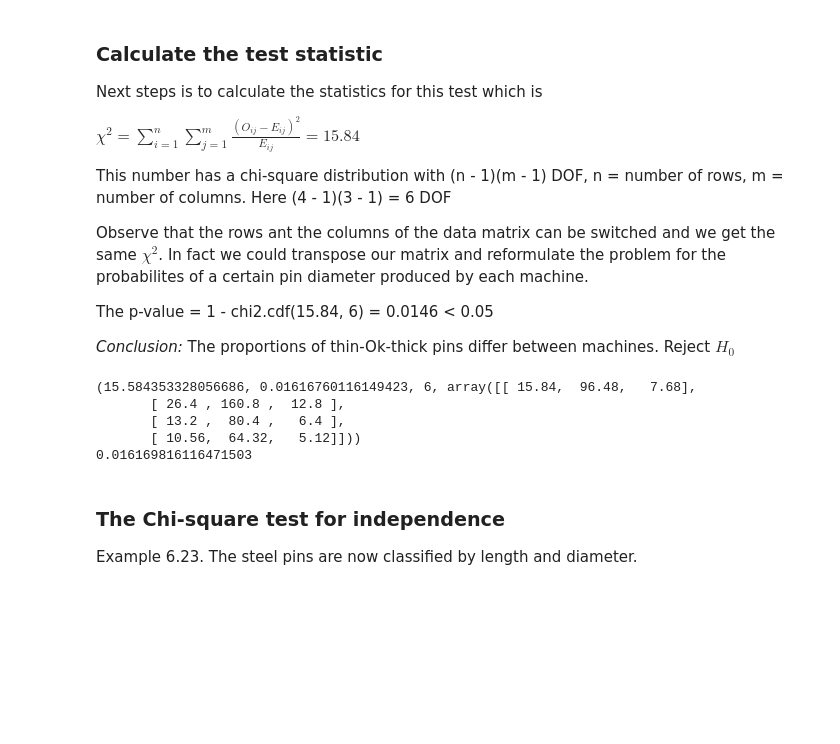
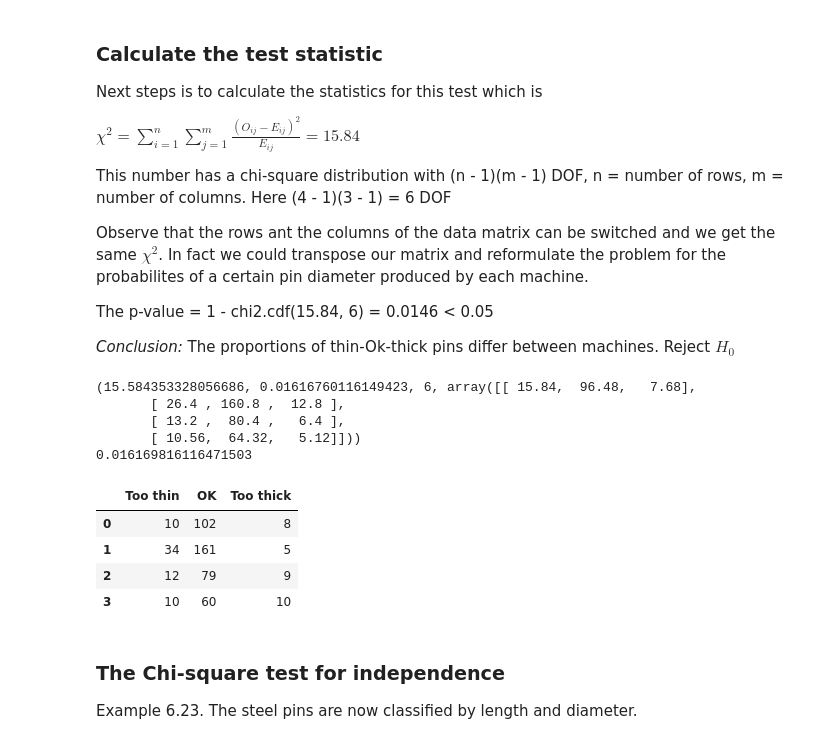
Before and after one commit to lsig/Statistics, a Jupyter notebook: Workbook.ipynb, the cells around one changed output. Saved outputs shown, nothing was run; the diff lists cells and outputs as text; code cells hidden in the pictures; blank space fills up the shorter version.

```diff
--- a/Workbook.ipynb
+++ b/Workbook.ipynb
@@ -2225,21 +2228,28 @@ The p-value = 1 - chi2.cdf(15.84, 6) = 0.0146 < 0.05
 # %%
 import numpy as np
 import pandas as pd
 from scipy.stats import chisquare, chi2_contingency
 
 df = pd.read_csv("datasets/Ch6/table6.4.csv", names=["Machines", "Too thin", "OK", "Too thick", "Total"], header=0, index_col=False)
 
 df2 = df[0:4].drop(columns=["Total", "Machines"])
 
-print(chi2_contingency(df2))
+print(chi2_contingency(df2, correction=True))
 
 print(1 - chi2.cdf(15.584, 6))
+
+df2
 # %% [output]
 (15.584353328056686, 0.01616760116149423, 6, array([[ 15.84,  96.48,   7.68],
        [ 26.4 , 160.8 ,  12.8 ],
        [ 13.2 ,  80.4 ,   6.4 ],
        [ 10.56,  64.32,   5.12]]))
 0.016169816116471503
+|  | Too thin | OK | Too thick |
+| 0 | 10 | 102 | 8 |
+| 1 | 34 | 161 | 5 |
+| 2 | 12 | 79 | 9 |
+| 3 | 10 | 60 | 10 |
 # %% [markdown]
 ### The Chi-square test for independence
 Example 6.23. The steel pins are now classified by length and diameter.
```
Also changed, not shown: parts of 23 cells of this notebook.
